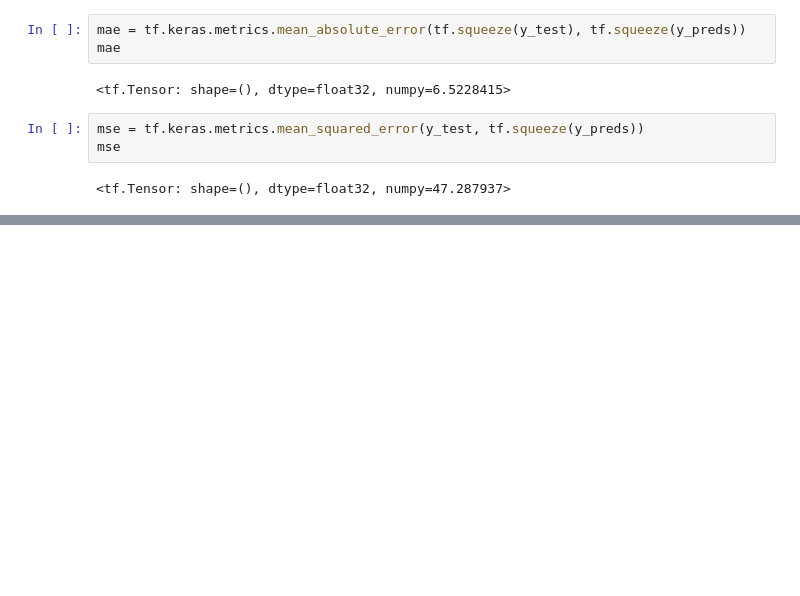
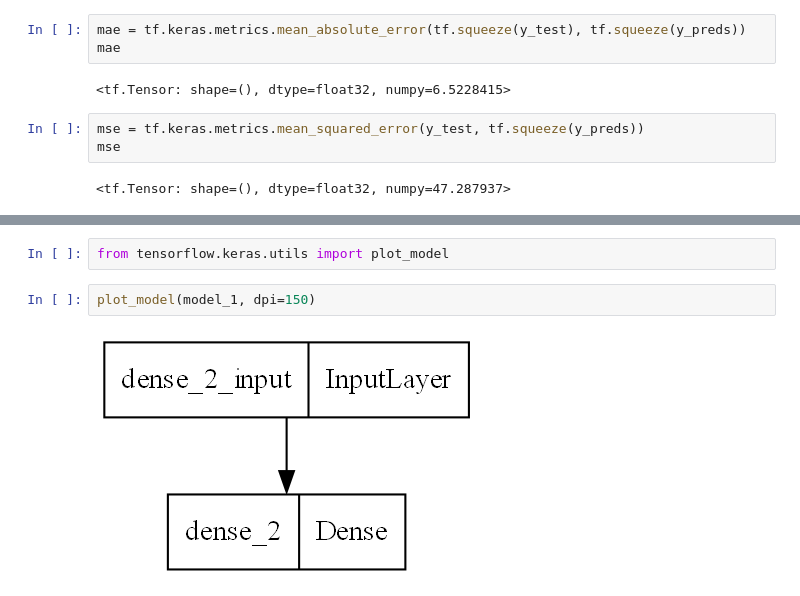
Before and after one commit to kshipra-jadav/ZTM-DeepLearning, a Jupyter notebook: Neural Network Regression/neural_network_regression_with_tf.ipynb, the cells around one changed output, grey strips where cells are left out. Cells and saved outputs as stored; diff of their text form; blank space fills up the shorter version.

```diff
--- a/Neural Network Regression/neural_network_regression_with_tf.ipynb
+++ b/Neural Network Regression/neural_network_regression_with_tf.ipynb
@@ -353,0 +525,6 @@ mse
+# %%
+from tensorflow.keras.utils import plot_model
+# %%
+plot_model(model_1, dpi=150)
+# %% [output]
+[figure, added]
```
Also changed, not shown: parts of 18 cells of this notebook, 1 other file.
